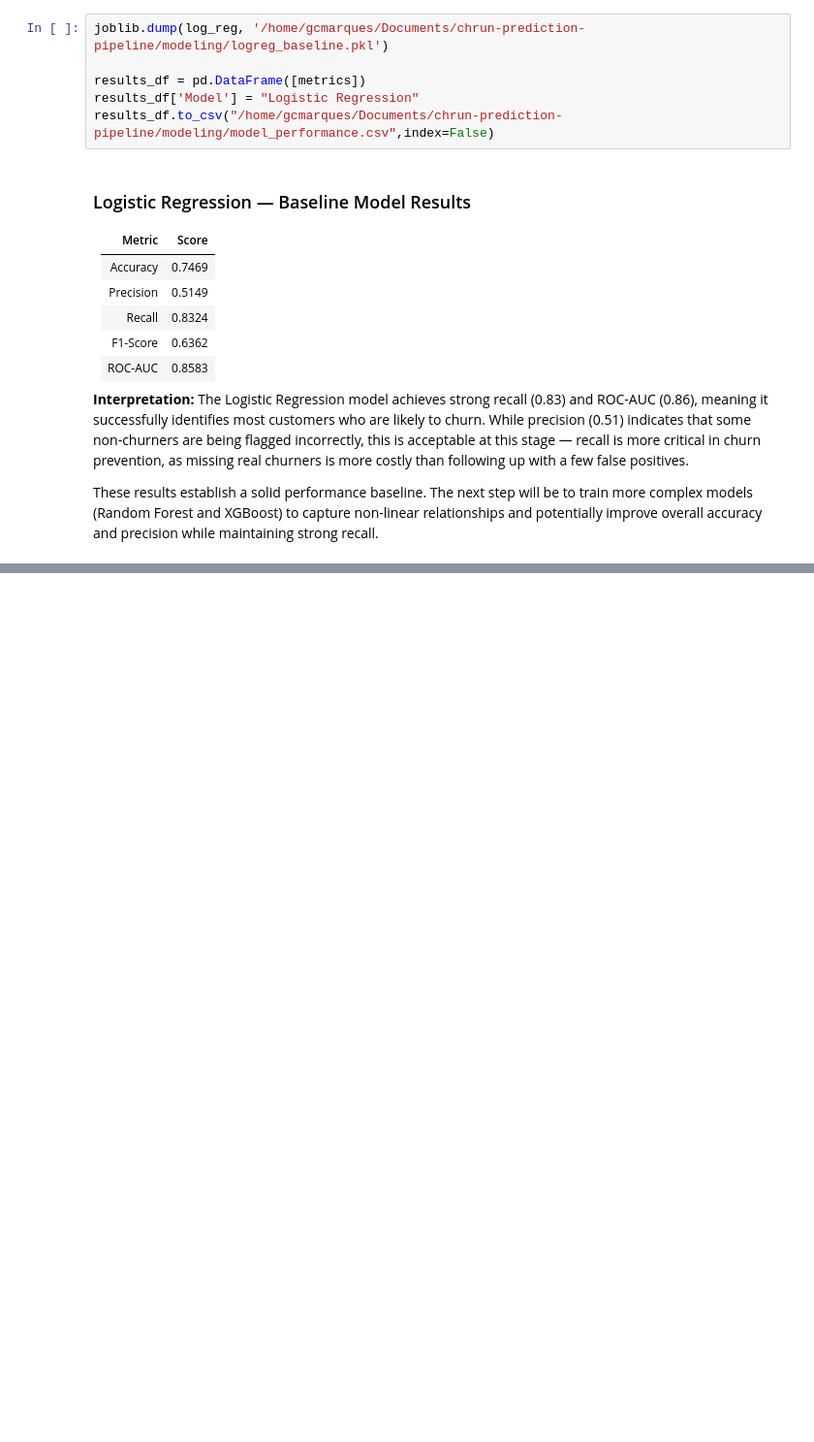
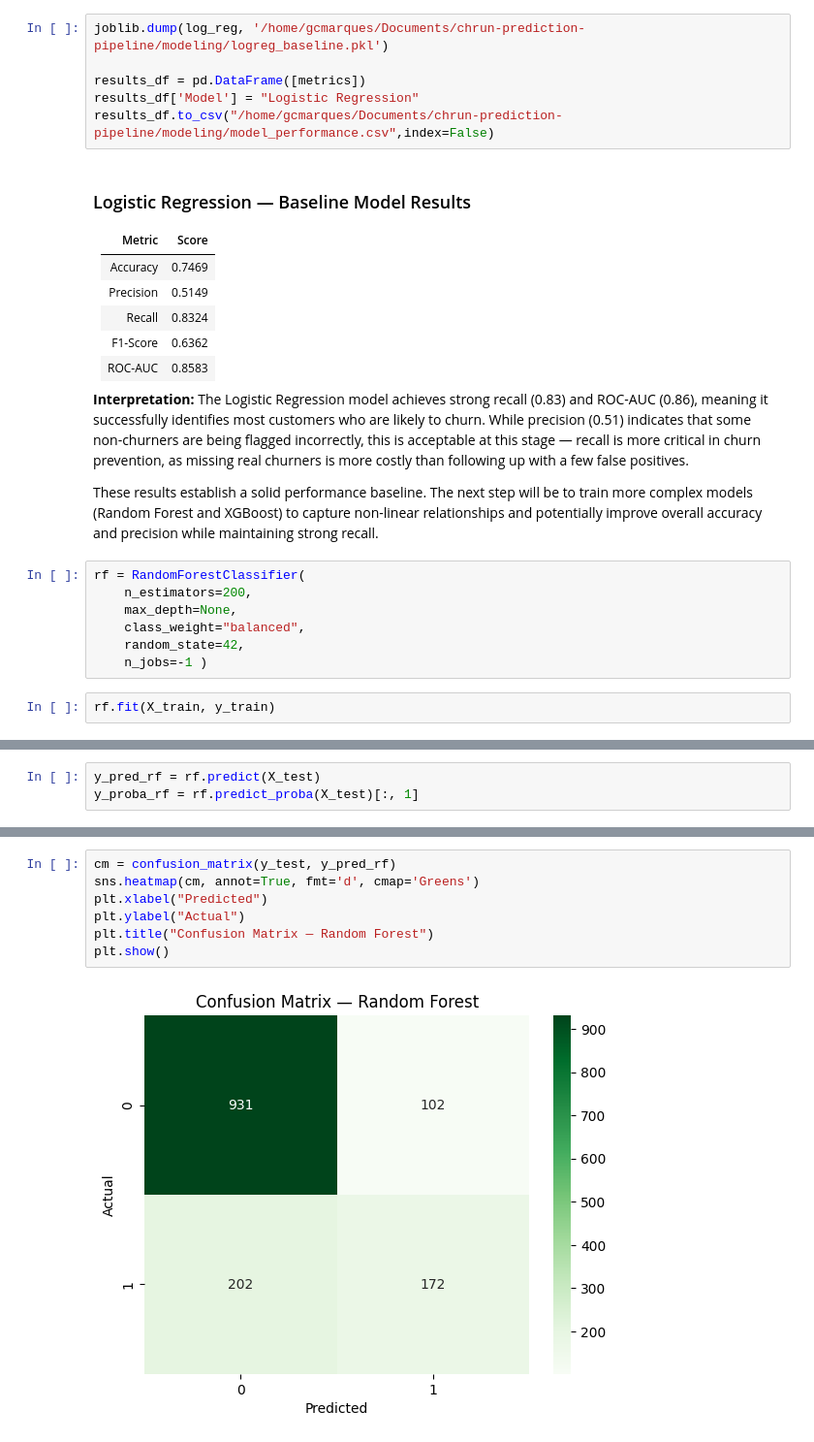
Before and after one commit to spraxx/churn-prediction-pipeline, a Jupyter notebook: notebooks/model_training.ipynb, the cells around one changed output, grey strips where cells are left out. Shown: that part at 97% size. Cells and saved outputs as stored; diff of their text form; blank space fills up the shorter version.

```diff
--- a/notebooks/model_training.ipynb
+++ b/notebooks/model_training.ipynb
@@ -182,3 +185,12 @@ results_df.to_csv("/home/gcmarques/Documents/chrun-prediction-pipeline/modeling/
 The Logistic Regression model achieves strong recall (0.83) and ROC-AUC (0.86), meaning it successfully identifies most customers who are likely to churn. While precision (0.51) indicates that some non-churners are being flagged incorrectly, this is acceptable at this stage — recall is more critical in churn prevention, as missing real churners is more costly than following up with a few false positives.
 
 These results establish a solid performance baseline. The next step will be to train more complex models (Random Forest and XGBoost) to capture non-linear relationships and potentially improve overall accuracy and precision while maintaining strong recall.
+# %%
+rf = RandomForestClassifier(
+    n_estimators=200,
+    max_depth=None,
+    class_weight="balanced",
+    random_state=42,
+    n_jobs=-1 )
+# %%
+rf.fit(X_train, y_train)
@@ -184,0 +200,3 @@ These results establish a solid performance baseline. The next step will be to t
+# %%
+y_pred_rf = rf.predict(X_test)
+y_proba_rf = rf.predict_proba(X_test)[:, 1]
@@ -184,0 +220,9 @@ These results establish a solid performance baseline. The next step will be to t
+# %%
+cm = confusion_matrix(y_test, y_pred_rf)
+sns.heatmap(cm, annot=True, fmt='d', cmap='Greens')
+plt.xlabel("Predicted")
+plt.ylabel("Actual")
+plt.title("Confusion Matrix — Random Forest")
+plt.show()
+# %% [output]
+[figure, added]
```
Also changed, not shown: parts of 14 cells of this notebook.
